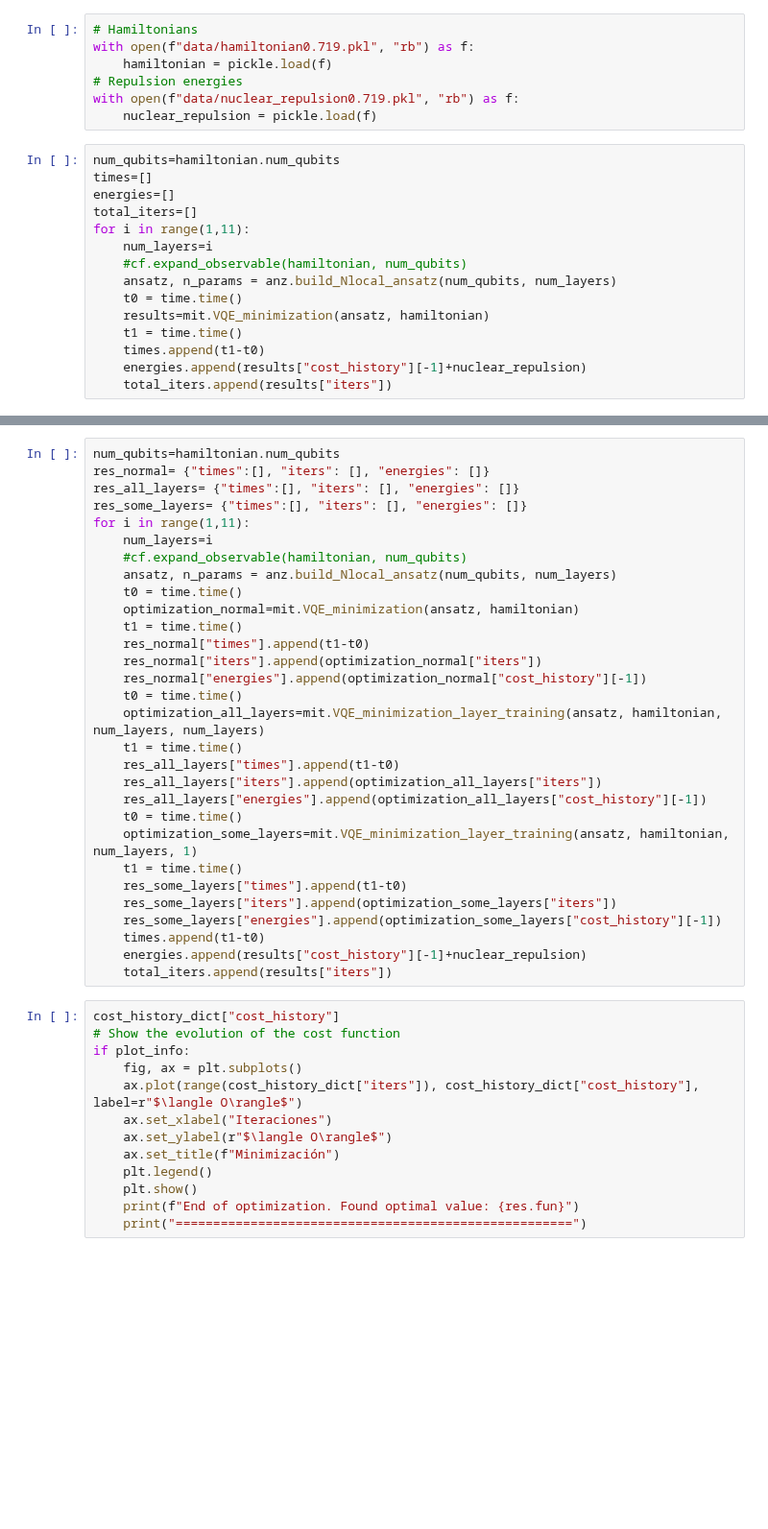
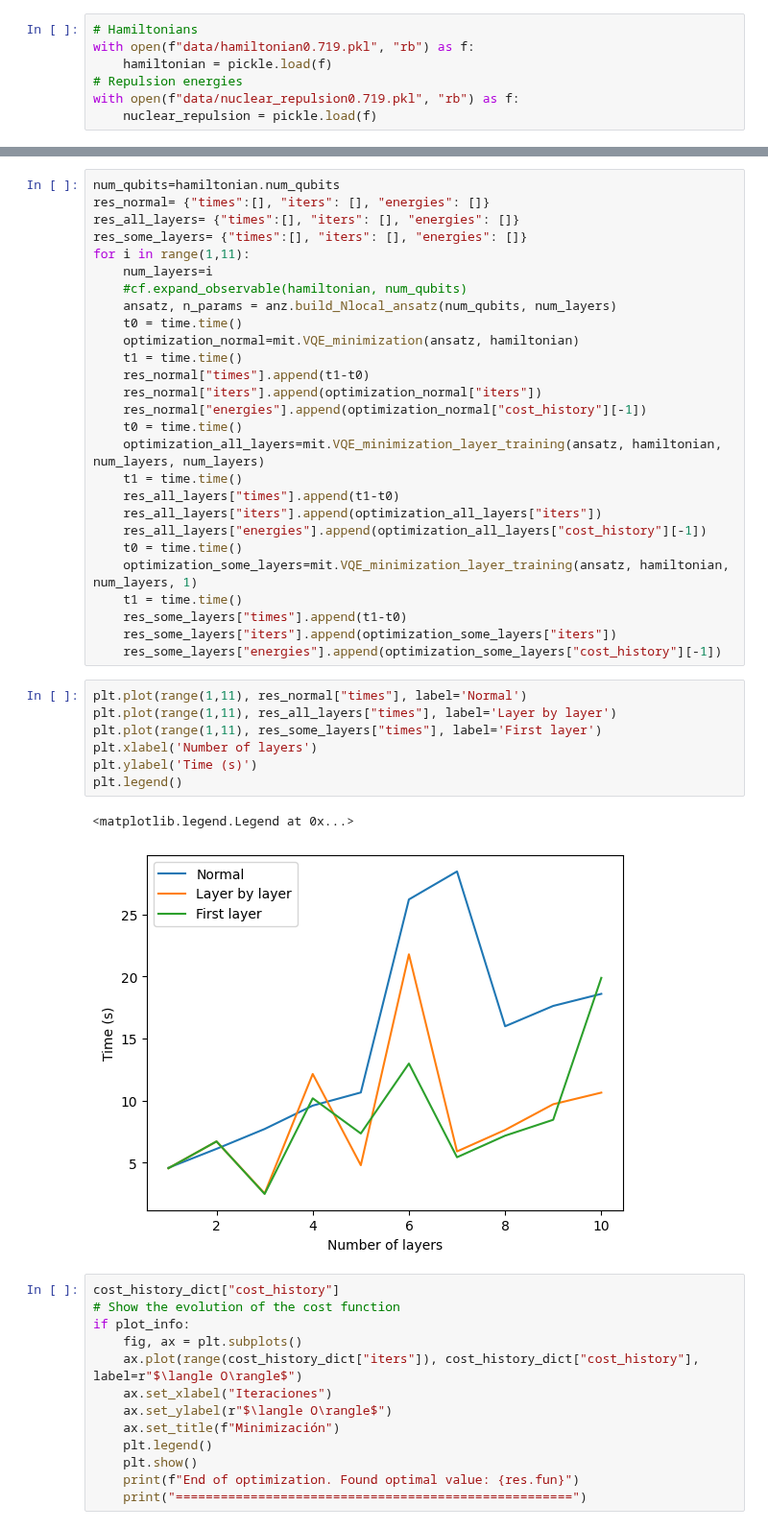
Before and after one commit to JLSM02/QML-Avoiding-BP, a Jupyter notebook: notebooks/VQE/BP_mitigation/layer_training.ipynb, the cells around one changed output, grey strips where cells are left out. Shown at 96% size. Drawn from its saved outputs; the diff is of its cells as text; blank space fills up the shorter version.

```diff
--- a/notebooks/VQE/BP_mitigation/layer_training.ipynb
+++ b/notebooks/VQE/BP_mitigation/layer_training.ipynb
@@ -20,18 +20,3 @@ with open(f"data/hamiltonian0.719.pkl", "rb") as f:
 # Repulsion energies
 with open(f"data/nuclear_repulsion0.719.pkl", "rb") as f:
     nuclear_repulsion = pickle.load(f)
-# %%
-num_qubits=hamiltonian.num_qubits
-times=[]
-energies=[]
-total_iters=[]
-for i in range(1,11):
-    num_layers=i
-    #cf.expand_observable(hamiltonian, num_qubits)
-    ansatz, n_params = anz.build_Nlocal_ansatz(num_qubits, num_layers)
-    t0 = time.time()
-    results=mit.VQE_minimization(ansatz, hamiltonian)
-    t1 = time.time()
-    times.append(t1-t0)
-    energies.append(results["cost_history"][-1]+nuclear_repulsion)
-    total_iters.append(results["iters"])
@@ -73,9 +47,16 @@ for i in range(1,11):
     res_some_layers["times"].append(t1-t0)
     res_some_layers["iters"].append(optimization_some_layers["iters"])
     res_some_layers["energies"].append(optimization_some_layers["cost_history"][-1])
-    times.append(t1-t0)
-    energies.append(results["cost_history"][-1]+nuclear_repulsion)
-    total_iters.append(results["iters"])
+# %%
+plt.plot(range(1,11), res_normal["times"], label='Normal')
+plt.plot(range(1,11), res_all_layers["times"], label='Layer by layer')
+plt.plot(range(1,11), res_some_layers["times"], label='First layer')
+plt.xlabel('Number of layers')
+plt.ylabel('Time (s)')
+plt.legend()
+# %% [output]
+<matplotlib.legend.Legend at 0x...>
+[figure, added]
 # %%
 cost_history_dict["cost_history"]
 # Show the evolution of the cost function
```
Also changed, not shown: parts of 1 cell of this notebook.
